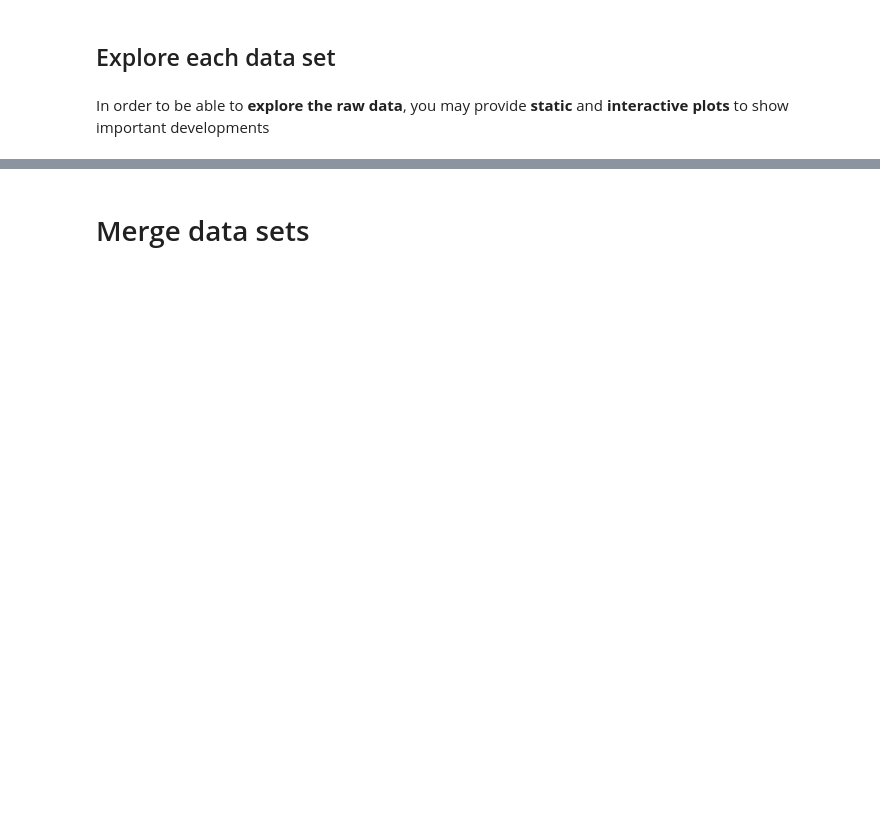
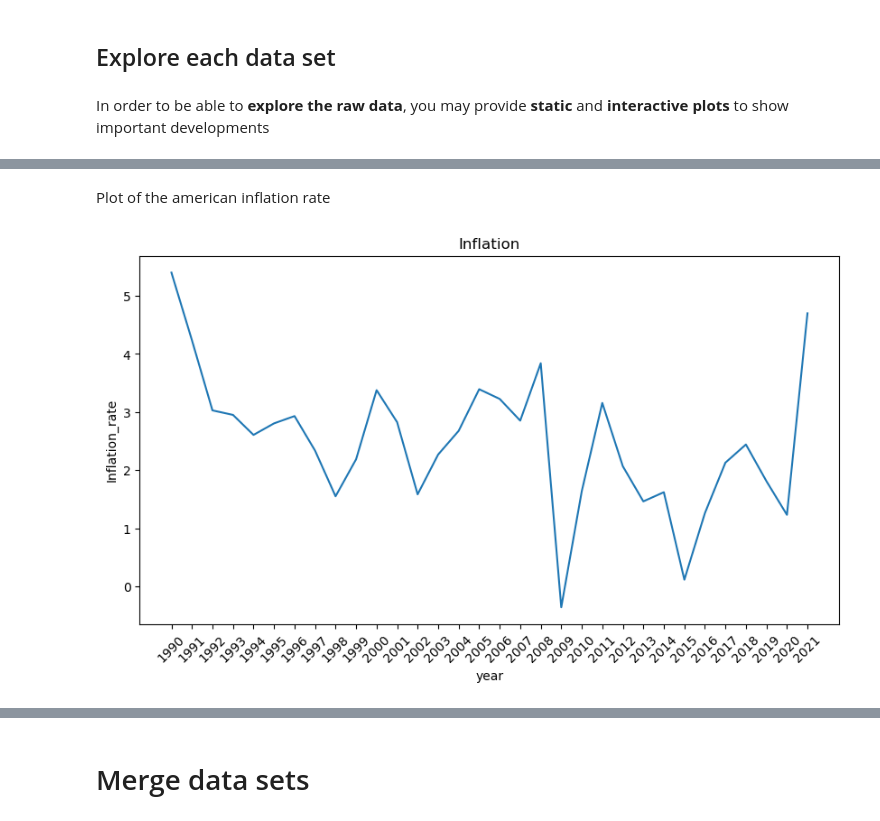
Before and after one commit to NumEconCopenhagen/projects-2023-boybandet, a Jupyter notebook: dataproject/dataproject.ipynb, the cells around one changed output, grey strips where cells are left out. Saved outputs shown, nothing was run; the diff lists cells and outputs as text; code cells hidden in the pictures; blank space fills up the shorter version.

```diff
--- a/dataproject/dataproject.ipynb
+++ b/dataproject/dataproject.ipynb
@@ -102,0 +130,6 @@ Explain what you see when moving elements of the interactive plot around.
+# %% [markdown]
+Plot of the american inflation rate
+# %%
+plot_func(wb_USAinf, "year", "Inflation_rate", "Inflation" )
+# %% [output]
+[figure, added]
```
Also changed, not shown: parts of 28 cells of this notebook.
